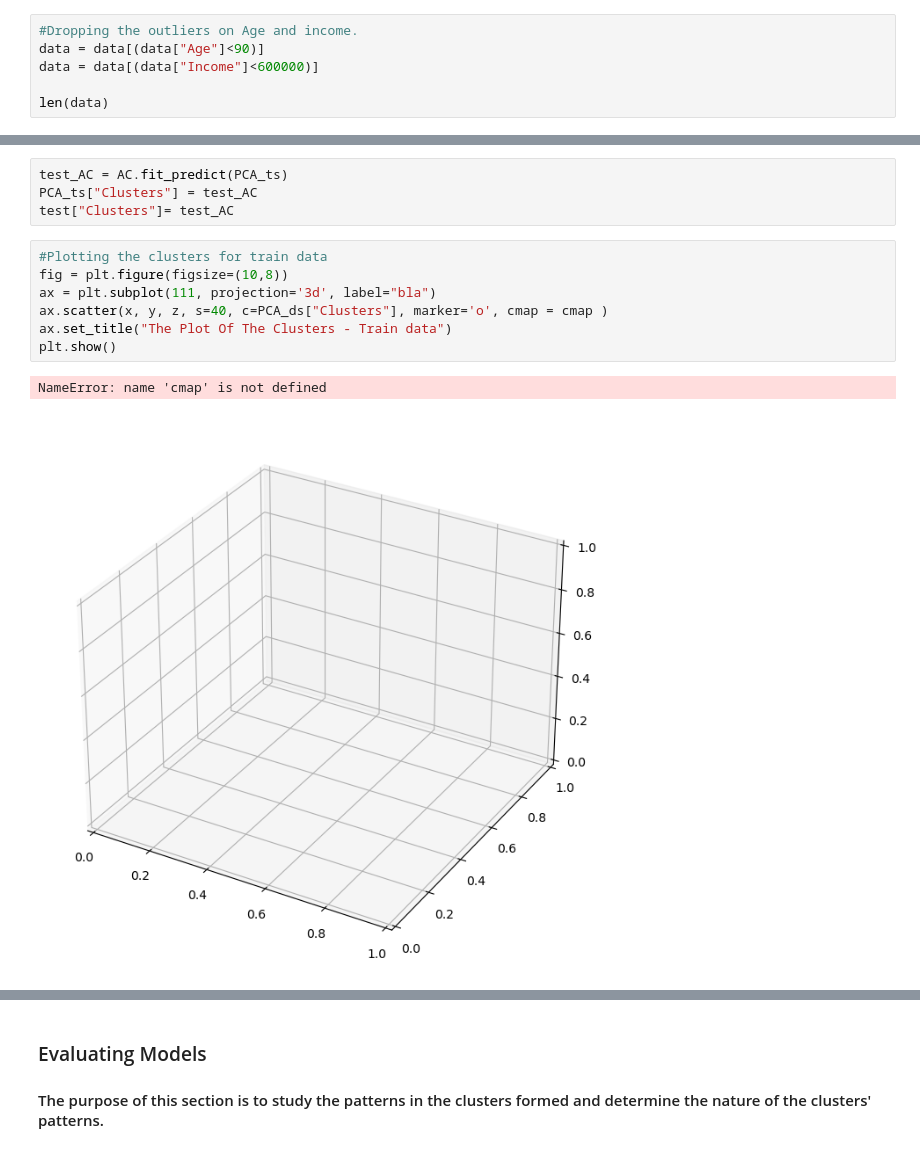
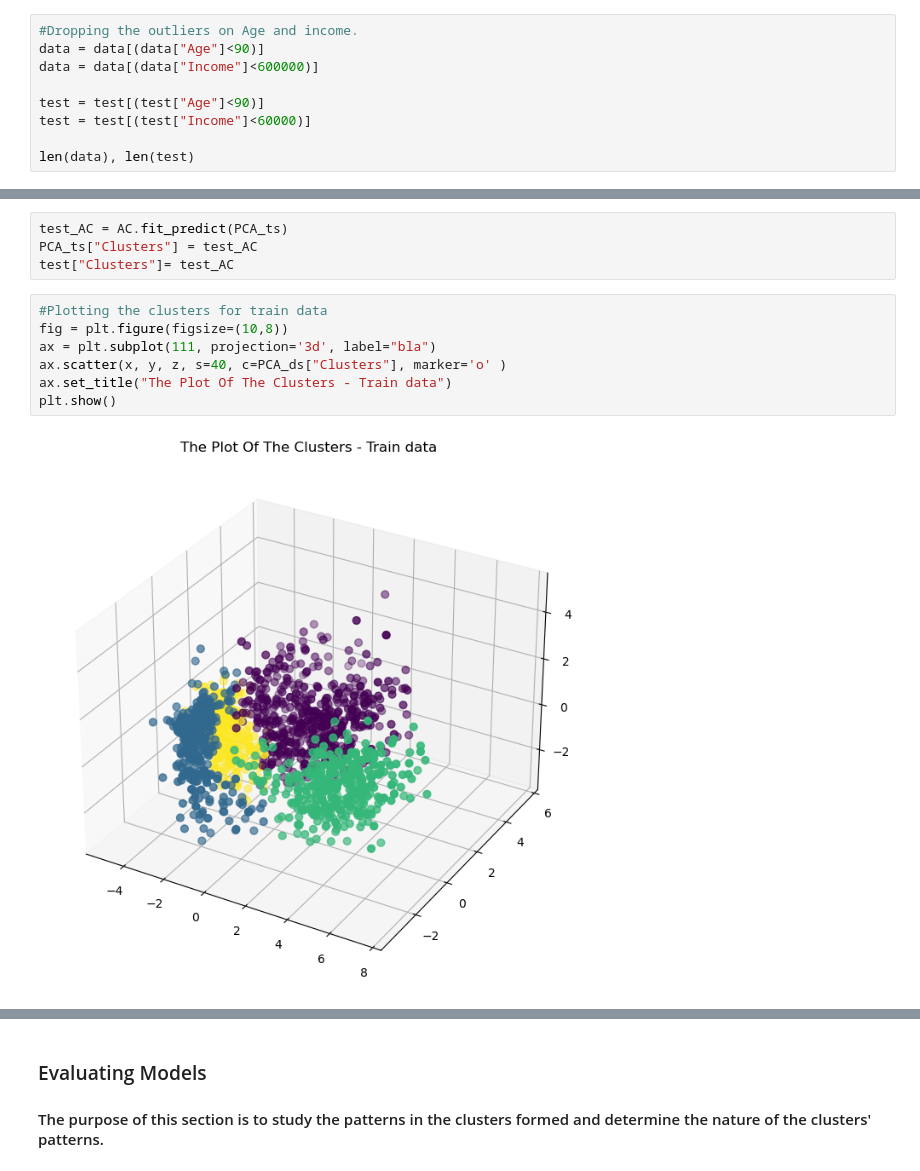
Before and after one commit to Shalini210688/CustomerAnalysis, a Jupyter notebook: Customer Analysis.ipynb, the cells around one changed output, grey strips where cells are left out. Saved outputs shown, nothing was run; the diff lists cells and outputs as text.

```diff
--- a/Customer Analysis.ipynb
+++ b/Customer Analysis.ipynb
@@ -232,5 +233,8 @@ Reletiving Plot Of Some Selected Features
 data = data[(data["Age"]<90)]
 data = data[(data["Income"]<600000)]
 
-len(data)
+test = test[(test["Age"]<90)]
+test = test[(test["Income"]<60000)]
+
+len(data), len(test)
 # %% [output]
@@ -377,13 +386,12 @@ test["Clusters"]= test_AC
 # %%
 #Plotting the clusters for train data
 fig = plt.figure(figsize=(10,8))
 ax = plt.subplot(111, projection='3d', label="bla")
-ax.scatter(x, y, z, s=40, c=PCA_ds["Clusters"], marker='o', cmap = cmap )
+ax.scatter(x, y, z, s=40, c=PCA_ds["Clusters"], marker='o' )
 ax.set_title("The Plot Of The Clusters - Train data")
 plt.show()
 # %% [output]
-NameError: name 'cmap' is not defined
-[figure, old version]
+[figure, new version]
 # %%
 #Plotting the clusters for test data
 t =PCA_ts["col1"]
```
Also changed, not shown: parts of 7 cells of this notebook.
